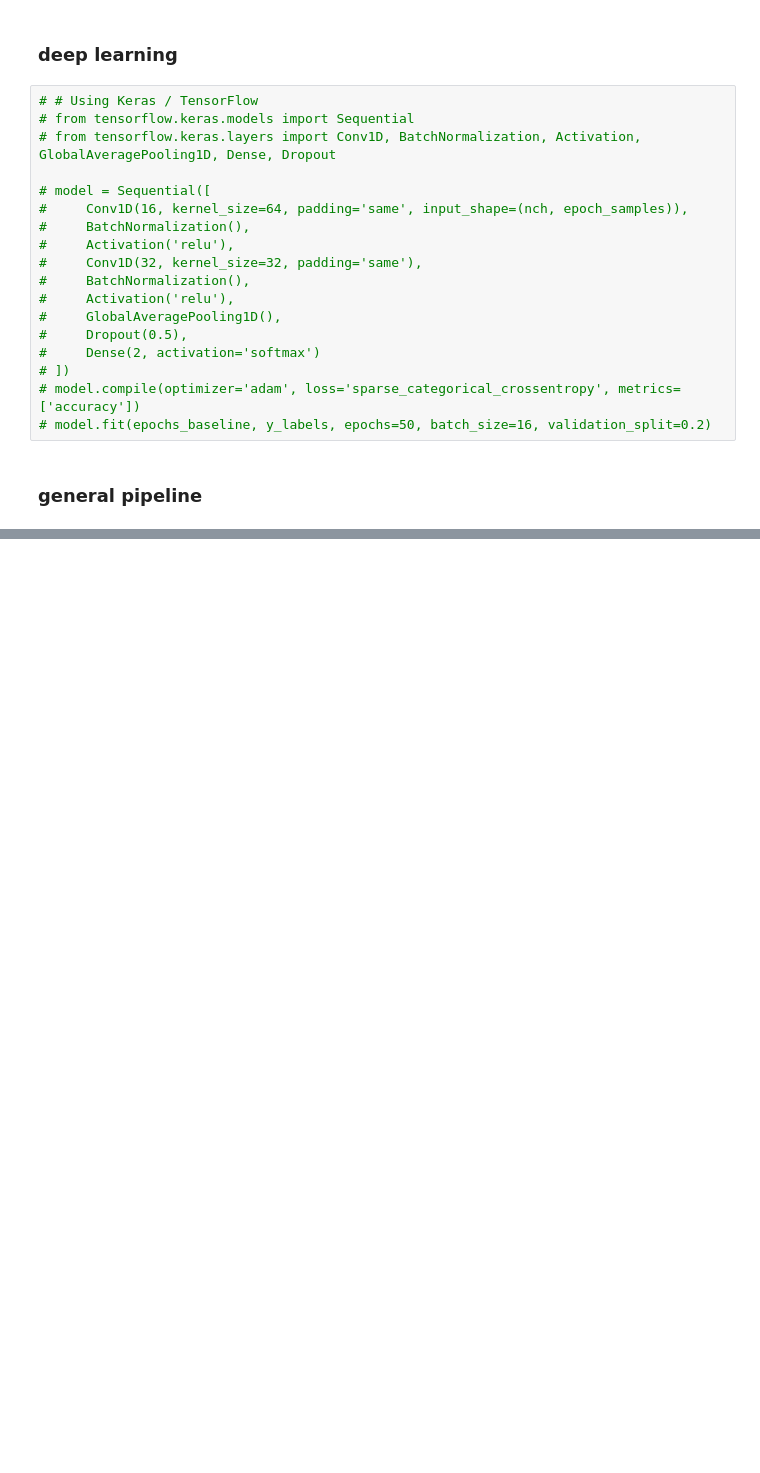
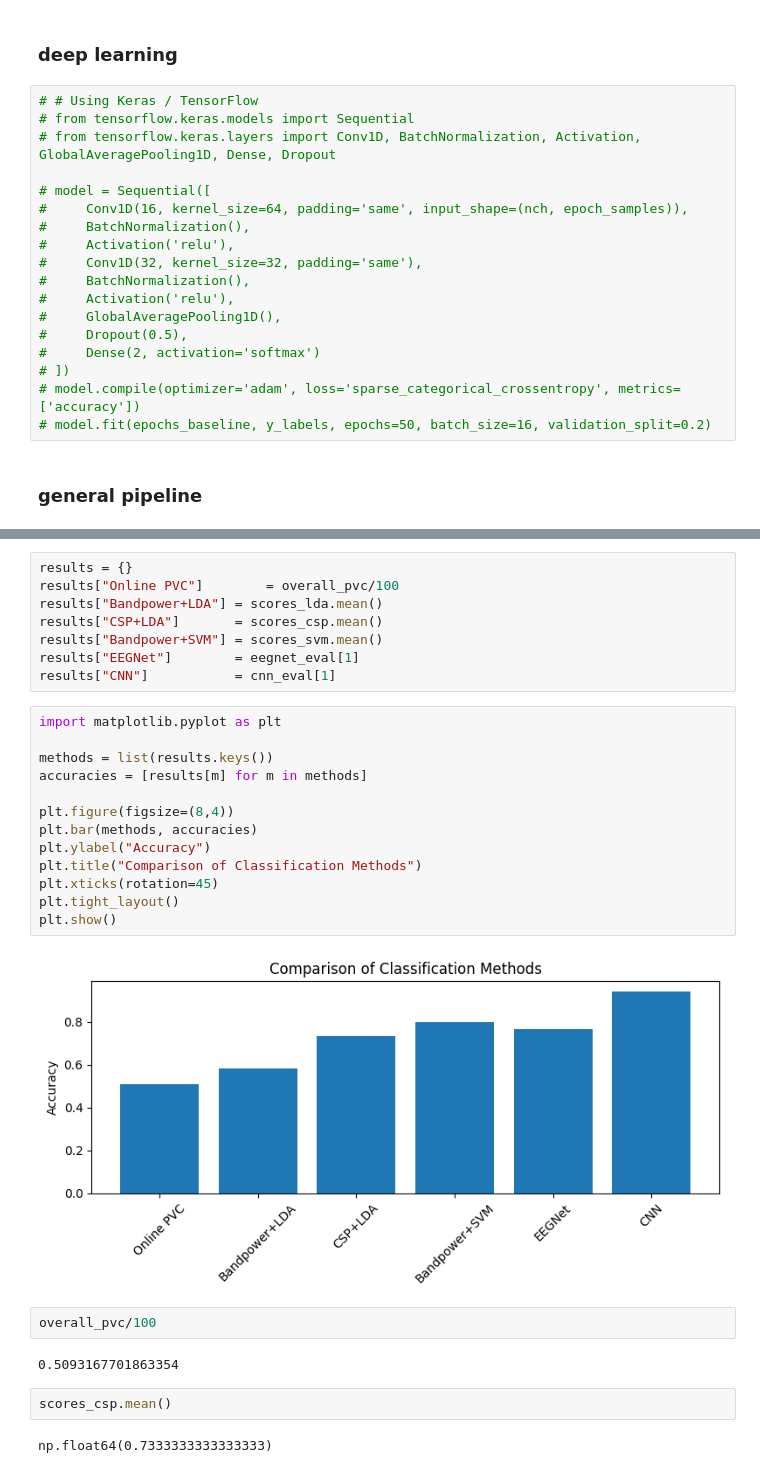
Before and after one commit to kkipngenokoech/MI, a Jupyter notebook: data_preprocessing.ipynb, the cells around one changed output, grey strips where cells are left out. Cells and saved outputs as stored; diff of their text form; blank space fills up the shorter version.

```diff
--- a/data_preprocessing.ipynb
+++ b/data_preprocessing.ipynb
@@ -364,0 +782,31 @@ print("EEGNet PVC: %.2f%%" % (eegnet_score[1]*100))
+# %%
+results = {}
+results["Online PVC"]        = overall_pvc/100
+results["Bandpower+LDA"] = scores_lda.mean()
+results["CSP+LDA"]       = scores_csp.mean()
+results["Bandpower+SVM"] = scores_svm.mean()
+results["EEGNet"]        = eegnet_eval[1]
+results["CNN"]           = cnn_eval[1]
+# %%
+import matplotlib.pyplot as plt
+
+methods = list(results.keys())
+accuracies = [results[m] for m in methods]
+
+plt.figure(figsize=(8,4))
+plt.bar(methods, accuracies)
+plt.ylabel("Accuracy")
+plt.title("Comparison of Classification Methods")
+plt.xticks(rotation=45)
+plt.tight_layout()
+plt.show()
+# %% [output]
+[figure, added]
+# %%
+overall_pvc/100
+# %% [output]
+0.5093167701863354
+# %%
+scores_csp.mean()
+# %% [output]
+np.float64(0.7333333333333333)
```
Also changed, not shown: parts of 6 cells of this notebook.
